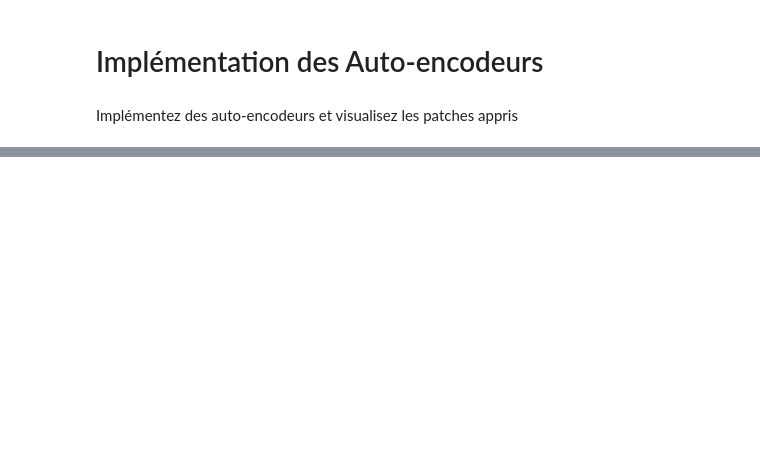
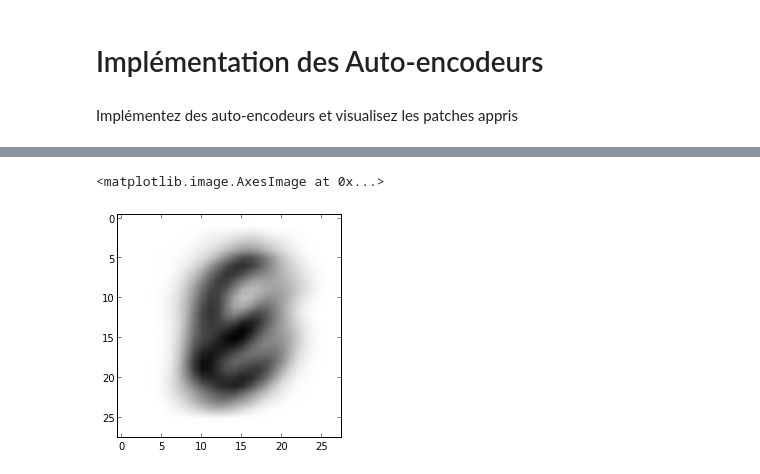
Before and after one commit to cedias/AS, a Jupyter notebook: tp4/AS_MNIST.ipynb, the cells around one changed output, grey strips where cells are left out. Drawn from its saved outputs; the diff is of its cells as text; code cells hidden in the pictures; blank space fills up the shorter version.

```diff
--- a/tp4/AS_MNIST.ipynb
+++ b/tp4/AS_MNIST.ipynb
@@ -615,0 +594,25 @@ Implémentez des auto-encodeurs et visualisez les patches appris
+# %%
+mod2 = LinearModule(100,28*28)
+mod1 = LinearModule(28*28,100)
+
+AE = MultiModule([mod1,TanhModule(1,1),mod2],SquareLoss())
+
+sq = SquareLoss()
+
+#print sq.getLossValue(train_data[0],train_data[0])
+
+
+#print mod1.parameters
+NBITER = 50
+print "=======TRAIN ERROR======="
+for i in xrange(0,NBITER):
+   loss = AE.miniBatchIter(train_data, train_data,batch_size=150,gradient_step=0.000001, verbose=False)
+   predicted = AE.forwardAll(train_data)
+   err=0
+
+   for pred,exp in zip(predicted,train_data):
+       err += np.sum(np.power(pred-exp,2))
+
+
+   #print loss
+   print "Iteration n°%d - MSE: %f" % (i,err/len(predicted))
@@ -615,0 +638,13 @@ Implémentez des auto-encodeurs et visualisez les patches appris
+# %%
+init = mod1.forward(train_data[18])
+b = TanhModule(1,1)
+comp = b.forward(init)
+recomp = mod2.forward(comp)
+patch = np.zeros(100)
+patch[10] = 1
+
+#plt.imshow(train_data[0].reshape(28,28))
+plt.imshow(recomp.reshape(28,28))
+# %% [output]
+<matplotlib.image.AxesImage at 0x...>
+[figure, added]
```
Also changed, not shown: parts of 10 cells of this notebook.
